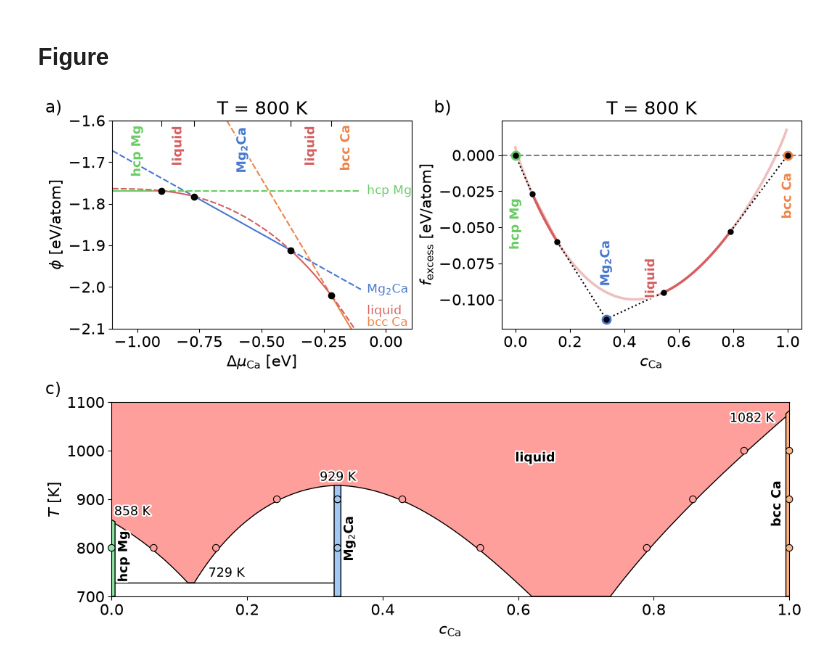
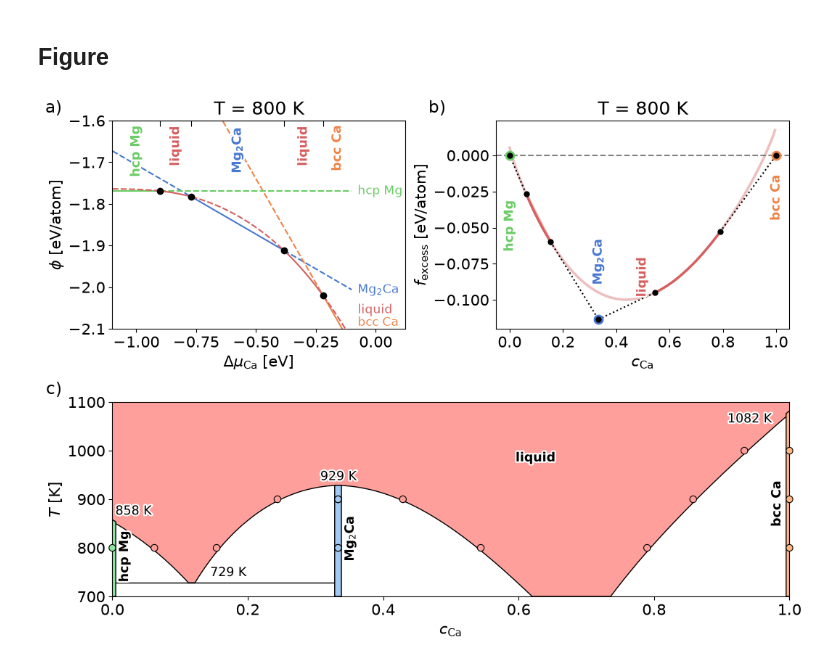
Before and after one commit to pmrv/landau-gallery-poster, a Jupyter notebook: Intro/MgCa_Phasediagram_Construction.ipynb, the cells around one changed output. Drawn from its saved outputs; the diff is of its cells as text; code cells hidden in the pictures.

Commit message:
Embed fonts in the poster PDF, line up the Intro panels
Co-Authored-By: Claude Opus 5.5 <noreply@anthropic.com>

```diff
--- a/Intro/MgCa_Phasediagram_Construction.ipynb
+++ b/Intro/MgCa_Phasediagram_Construction.ipynb
@@ -144,21 +144,29 @@ def panel_diagram(ax, df_full, df_cuts):
 # %% [markdown]
 ## Figure
 # %%
-plt.rcParams.update({"font.size": FONTSIZE})
-fig = plt.figure(figsize=FIGSIZE, layout="constrained")
-top, bottom = fig.subfigures(2, 1, height_ratios=[1, 0.95])
-ax_a, ax_b = top.subplots(1, 2)
-ax_c = bottom.subplots()
+plt.rcParams.update({"font.size": FONTSIZE, "svg.fonttype": "none"})
+fig = plt.figure(figsize=FIGSIZE)
+
+
+def panel(left, top, right, bottom):
+    """Axes with the given edges, in inches from the top left corner of the figure."""
+    width, height = FIGSIZE
+    return fig.add_axes((left / width, 1 - bottom / height, (right - left) / width, (bottom - top) / height))
+
+
+ax_a = panel(0.96, 0.32, 5.0, 3.19)
+ax_b = panel(6.25, 0.32, 10.29, 3.19)
+ax_c = panel(0.96, 4.2, 10.29, 6.88)
 
 panel_phi(ax_a, df_phi)
 panel_f(ax_b, df_f)
 panel_diagram(ax_c, df_full, df_cuts)
 
 for ax, lab in zip((ax_a, ax_b, ax_c), "abc"):
     ax.annotate(f"{lab})", xy=(0, 1), xycoords="axes fraction", xytext=(-50, 4), textcoords="offset points",
                 ha="right", va="bottom", fontsize=FONTSIZE + 1.5)
 
 fig.savefig(OUT)
 fig.savefig(OUT.replace(".svg", ".png"), dpi=DPI, transparent=True)
 # %% [output]
-[figure, old version]
+[figure, new version]
```
Also changed, not shown: 20 other files.
